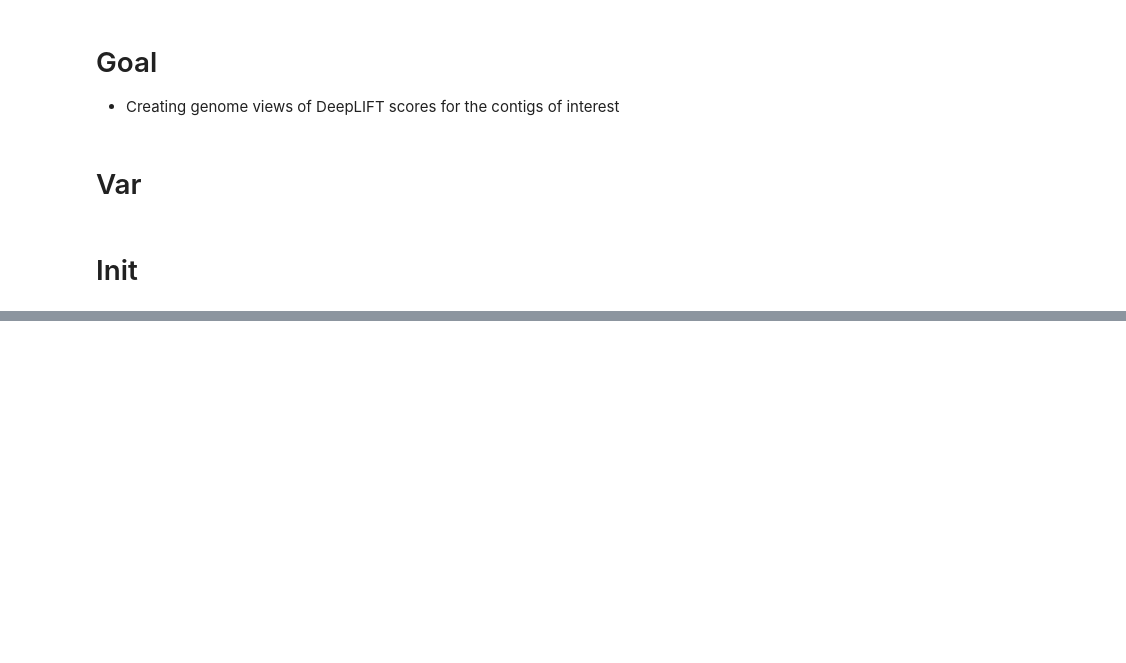
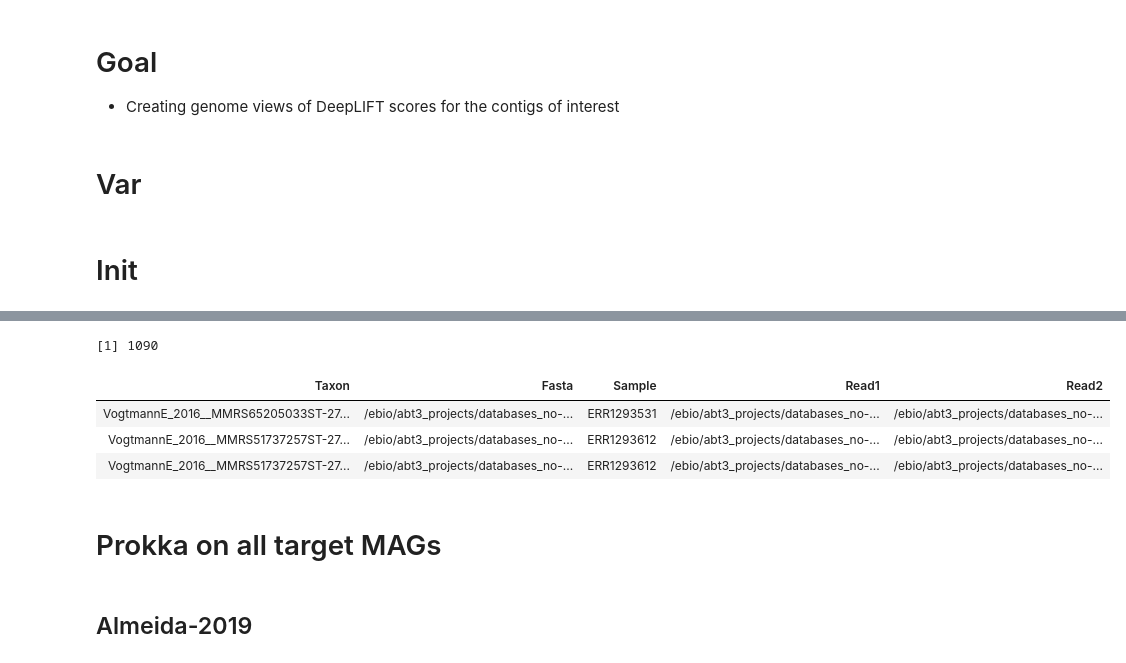
Before and after one commit to leylabmpi/DeepMAsED, a Jupyter notebook: notebooks/04_contig_viewing/01_true_dataset.ipynb, the cells around one changed output, grey strips where cells are left out. Drawn from its saved outputs; the diff is of its cells as text; code cells hidden in the pictures; blank space fills up the shorter version.

```diff
--- a/notebooks/04_contig_viewing/01_true_dataset.ipynb
+++ b/notebooks/04_contig_viewing/01_true_dataset.ipynb
@@ -49,0 +70,13 @@ cp -f /ebio/abt3_projects/databases_no-backup/DeepMAsED/train_runs/n1000_r30/map
+# %%
+# MAG info
+PE_MAGs_metadata = read.delim(PE_MAGs_metadata_file, sep='\t')
+PE_MAGs_metadata %>% nrow %>% print
+PE_MAGs_metadata %>% head(n=3)
+# %% [output]
+[1] 1090
+| Taxon | Fasta | Sample | Read1 | Read2 |
+| VogtmannE_2016__MMRS65205033ST-27... | /ebio/abt3_projects/databases_no-... | ERR1293531 | /ebio/abt3_projects/databases_no-... | /ebio/abt3_projects/databases_no-... |
+| VogtmannE_2016__MMRS51737257ST-27... | /ebio/abt3_projects/databases_no-... | ERR1293612 | /ebio/abt3_projects/databases_no-... | /ebio/abt3_projects/databases_no-... |
+| VogtmannE_2016__MMRS51737257ST-27... | /ebio/abt3_projects/databases_no-... | ERR1293612 | /ebio/abt3_projects/databases_no-... | /ebio/abt3_projects/databases_no-... |
+# %% [markdown]
+# Prokka on all target MAGs
@@ -49,0 +102,2 @@ cp -f /ebio/abt3_projects/databases_no-backup/DeepMAsED/train_runs/n1000_r30/map
+# %% [markdown]
+## Almeida-2019
```
Also changed, not shown: parts of 102 cells of this notebook.
